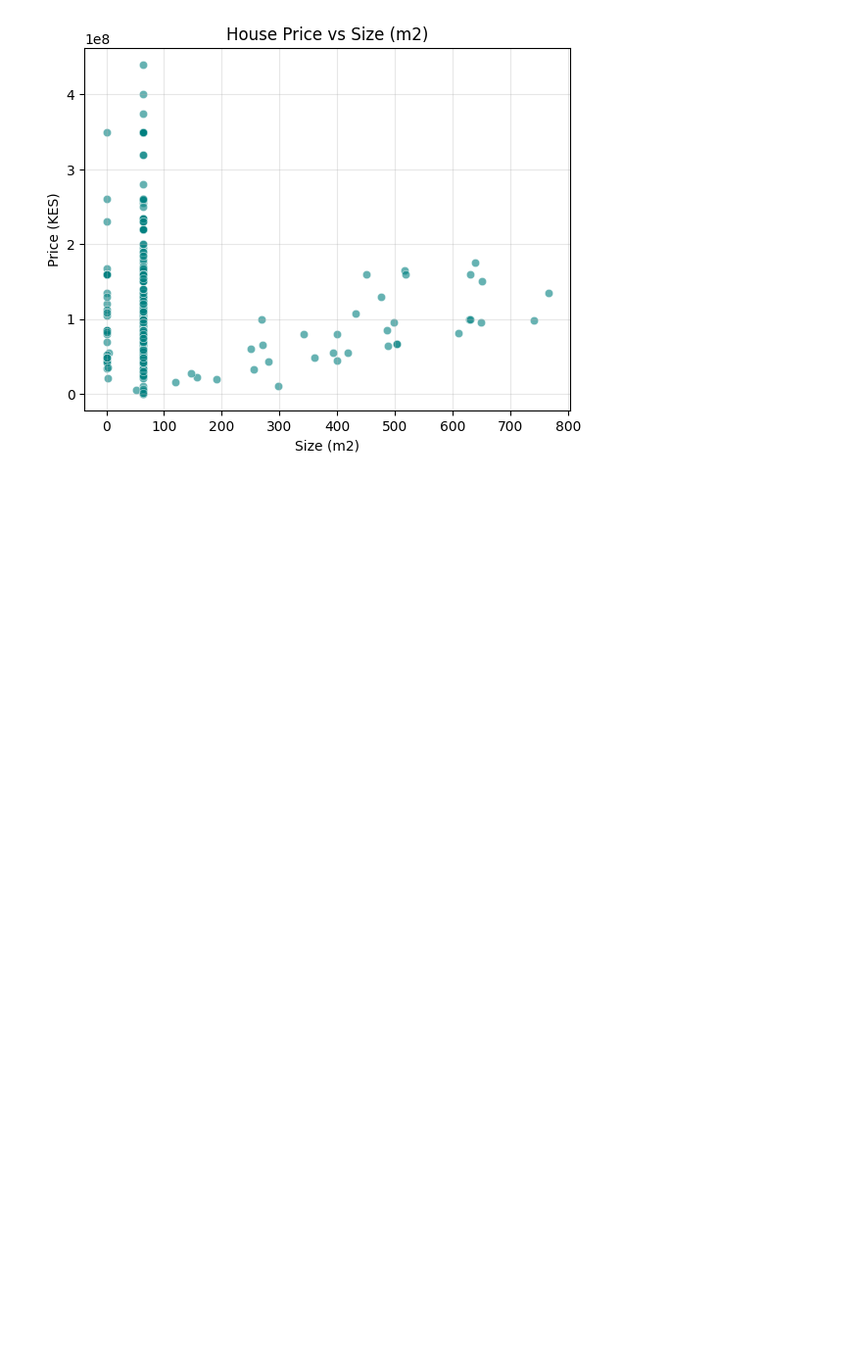
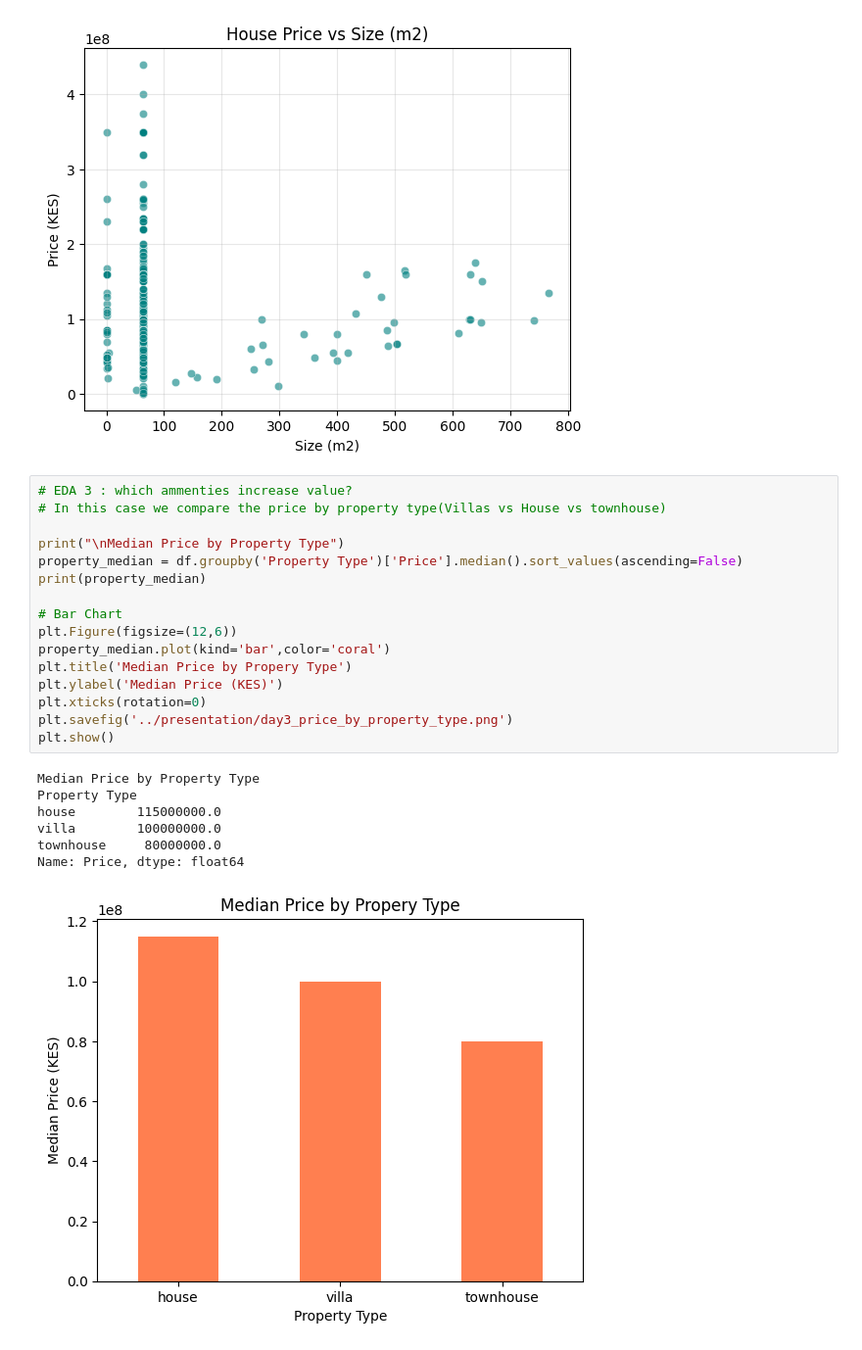
Before and after one commit to Daniel059/nairobi-house-price-prediction, a Jupyter notebook: notebooks/03_day3_eda_baseline_model.ipynb, the cells around one changed output. Shown at 98% size. Cells and saved outputs as stored; diff of their text form; blank space fills up the shorter version.

Commit message:
In this case I compared the price by property type(Villas vs House vs townhouse)

```diff
--- a/notebooks/03_day3_eda_baseline_model.ipynb
+++ b/notebooks/03_day3_eda_baseline_model.ipynb
@@ -129,3 +129,27 @@ Interpretation:
  -> Closer to 1 = stonger positive relationship
  -> Closer to 0 = weak/no realtionship
 [figure]
+# %%
+# EDA 3 : which ammenties increase value?
+# In this case we compare the price by property type(Villas vs House vs townhouse)
+
+print("\nMedian Price by Property Type")
+property_median = df.groupby('Property Type')['Price'].median().sort_values(ascending=False)
+print(property_median)
+
+# Bar Chart
+plt.Figure(figsize=(12,6))
+property_median.plot(kind='bar',color='coral')
+plt.title('Median Price by Propery Type')
+plt.ylabel('Median Price (KES)')
+plt.xticks(rotation=0)
+plt.savefig('../presentation/day3_price_by_property_type.png')
+plt.show()
+# %% [output]
+Median Price by Property Type
+Property Type
+house        115000000.0
+villa        100000000.0
+townhouse     80000000.0
+Name: Price, dtype: float64
+[figure, added]
```
